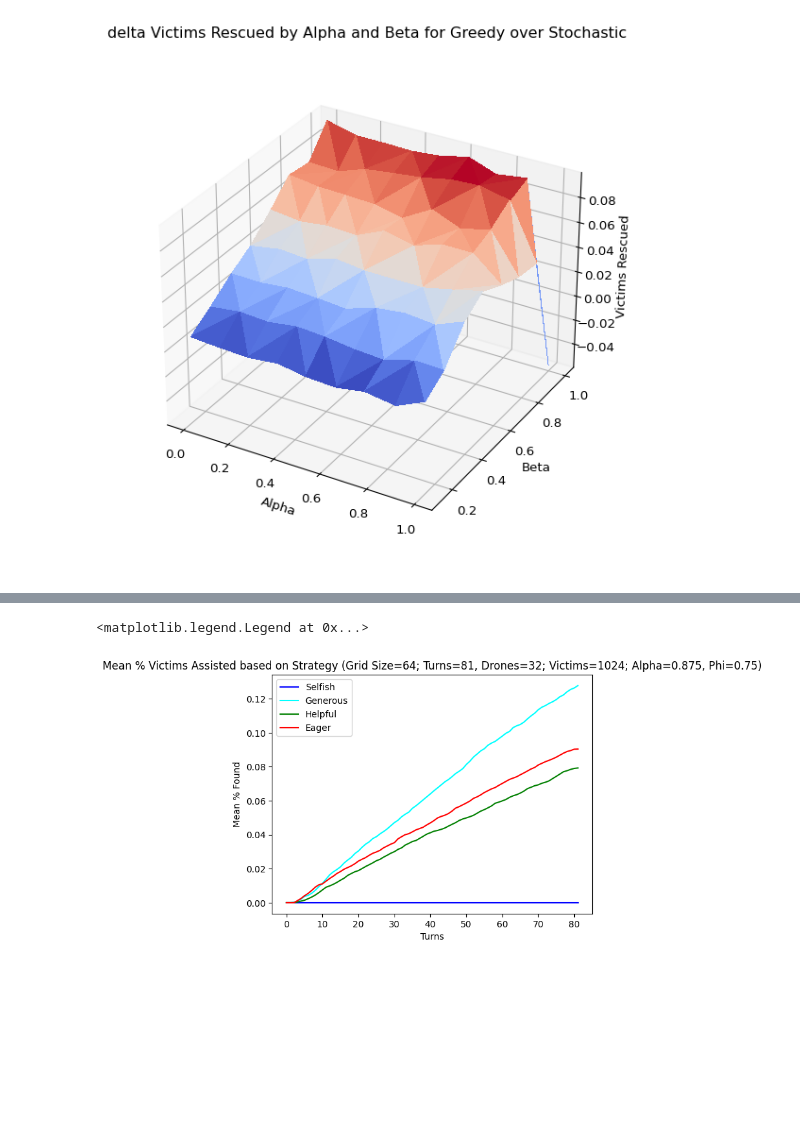
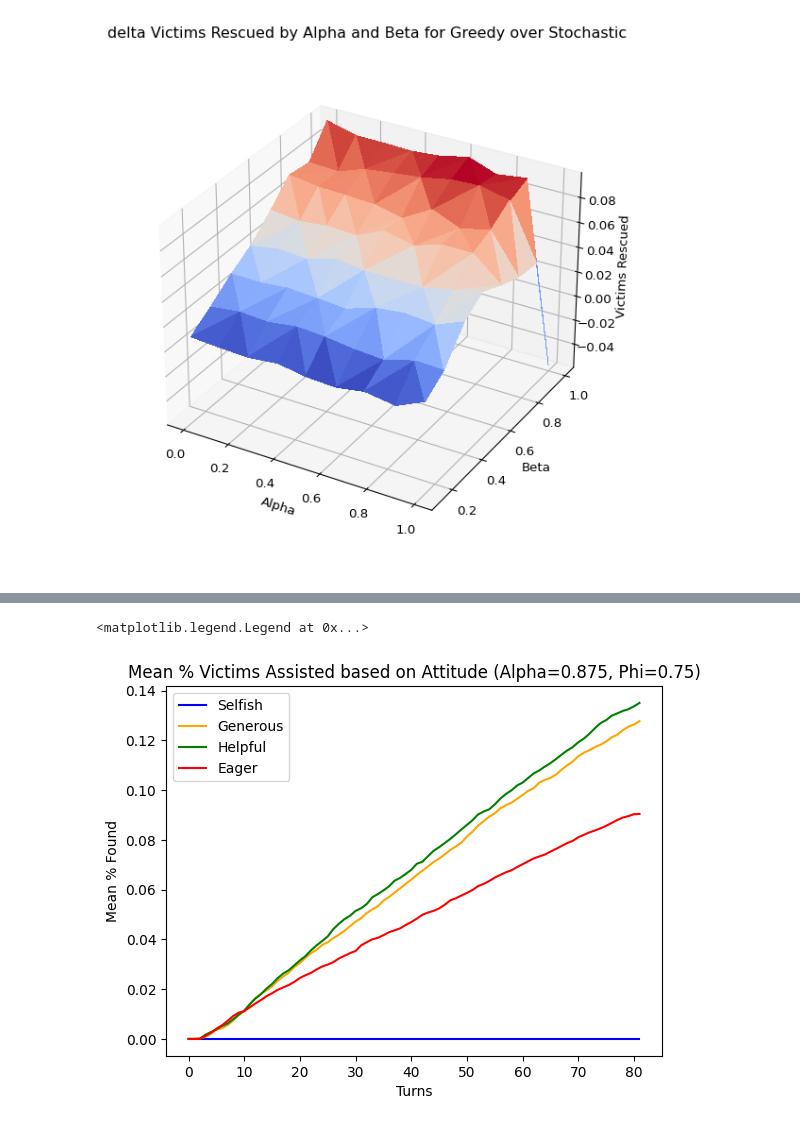
Before and after one commit to isr413/CASSim, a Jupyter notebook: client/notebooks/scenario_analysis-latest.ipynb, the cells around one changed output, grey strips where cells are left out. Saved outputs shown, nothing was run; the diff lists cells and outputs as text; code cells hidden in the pictures; blank space fills up the shorter version.

```diff
--- a/client/notebooks/scenario_analysis-latest.ipynb
+++ b/client/notebooks/scenario_analysis-latest.ipynb
@@ -22,10 +22,10 @@ data_cd3_64_32 = pd.read_csv('../logs/parser_ScenarioSize64Probes32QuadSmgD.csv'
 data_cd9_64_32 = pd.read_csv('../logs/parser_ScenarioSize64Probes32QuadSmgE.csv')
 # %%
 data_quad_64_32 = pd.read_csv('../logs/parser_ScenarioSize64Probes32QuadSmgB.csv')
-data_selfish_64_32 = pd.read_csv('../logs/parser_ScenarioSize64Probes32SelfishC.csv')
-data_generous_64_32 = pd.read_csv('../logs/parser_ScenarioSize64Probes32GenerousC.csv')
-data_helpful_64_32 = pd.read_csv('../logs/parser_ScenarioSize64Probes32HelpfulC.csv')
-data_eager_64_32 = pd.read_csv('../logs/parser_ScenarioSize64Probes32EagerC.csv')
+data_selfish_64_32 = pd.read_csv('../logs/parser_ScenarioSize64Probes32SelfishC0.csv')
+data_generous_64_32 = pd.read_csv('../logs/parser_ScenarioSize64Probes32GenerousC1.csv')
+data_helpful_64_32 = pd.read_csv('../logs/parser_ScenarioSize64Probes32HelpfulC1.csv')
+data_eager_64_32 = pd.read_csv('../logs/parser_ScenarioSize64Probes32EagerC1.csv')
 # %%
 data = data_randomwalk_64_32[['Alpha', 'Beta', 'Victims']].groupby(['Alpha', 'Beta']).mean().reset_index()
 fig = plt.figure(figsize=(13.33,7.5), dpi = 96)
@@ -124,6 +140,6 @@ report_eager_64_32 = data_eager_64_32[report_headers].groupby(groupby_headers).m
 # %%
-x_labels = ['rwalk', 'max_weight', 'stochastic', 'colls', 'defer', 'global', 'quad', 'cd6', 'cd3', 'cd9']
-x_colors = ['blue', 'orange', 'green', 'red', 'pink', 'brown', 'purple', 'cyan', 'olive', 'gray']
+x_labels = ['rwalk', 'max_weight', 'stochastic', 'colls', 'defer', 'global', '0-turns', '6-turns', '3-turns', '9-turns']
+x_colors = ['blue', 'orange', 'green', 'red', 'pink', 'brown', 'purple', 'orange', 'blue', 'red']
 # %%
 x_axis = np.arange(82)
 
@@ -165,19 +181,19 @@ plt.legend()
 # %%
 x_axis = np.arange(82)
 
 plt.plot(x_axis, report_selfish_64_32.loc[report_selfish_64_32['Alpha'] == 0.875].loc[report_selfish_64_32['Gamma'] == 0.75]['Score'] / VICTIMS, label="Selfish", color=x_colors[0])
 plt.plot(x_axis, report_generous_64_32.loc[report_generous_64_32['Alpha'] == 0.875].loc[report_generous_64_32['Gamma'] == 0.75]['Score'] / VICTIMS, label="Generous", color=x_colors[7])
 plt.plot(x_axis, report_helpful_64_32.loc[report_helpful_64_32['Alpha'] == 0.875].loc[report_helpful_64_32['Gamma'] == 0.75]['Score'] / VICTIMS, label="Helpful", color=x_colors[2])
 plt.plot(x_axis, report_eager_64_32.loc[report_eager_64_32['Alpha'] == 0.875].loc[report_eager_64_32['Gamma'] == 0.75]['Score'] / VICTIMS, label="Eager", color=x_colors[3])
 
 
-plt.title(f'Mean % Victims Assisted based on Strategy (Grid Size=64; Turns=81, Drones=32; Victims=1024; Alpha=0.875, Phi=0.75)')
+plt.title(f'Mean % Victims Assisted based on Attitude (Alpha=0.875, Phi=0.75)')
 plt.xlabel('Turns')
 plt.ylabel('Mean % Found')
 plt.legend()
 # %% [output]
 <matplotlib.legend.Legend at 0x...>
-[figure, old version]
+[figure, new version]
 # %%
 def utility(df, alpha, gamma):
     victims = df.loc[df['Alpha'] == alpha].loc[df['Gamma'] == gamma]['Victims'] / VICTIMS
```
Also changed, not shown: parts of 8 cells of this notebook.
